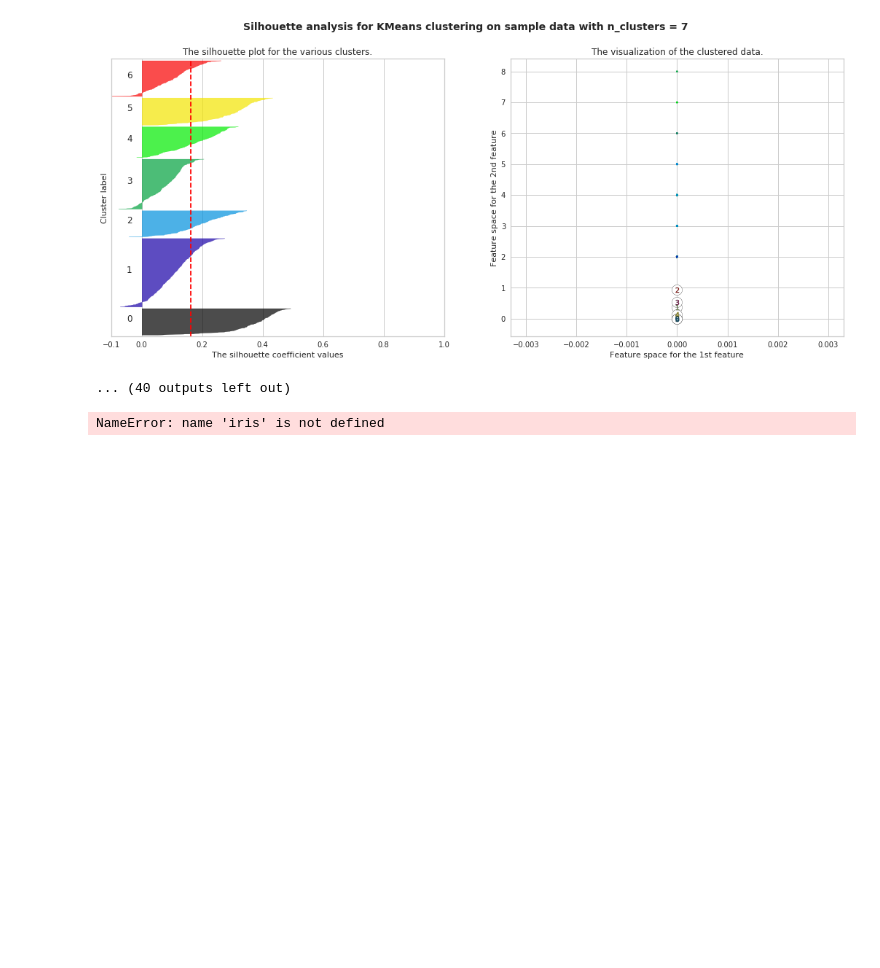
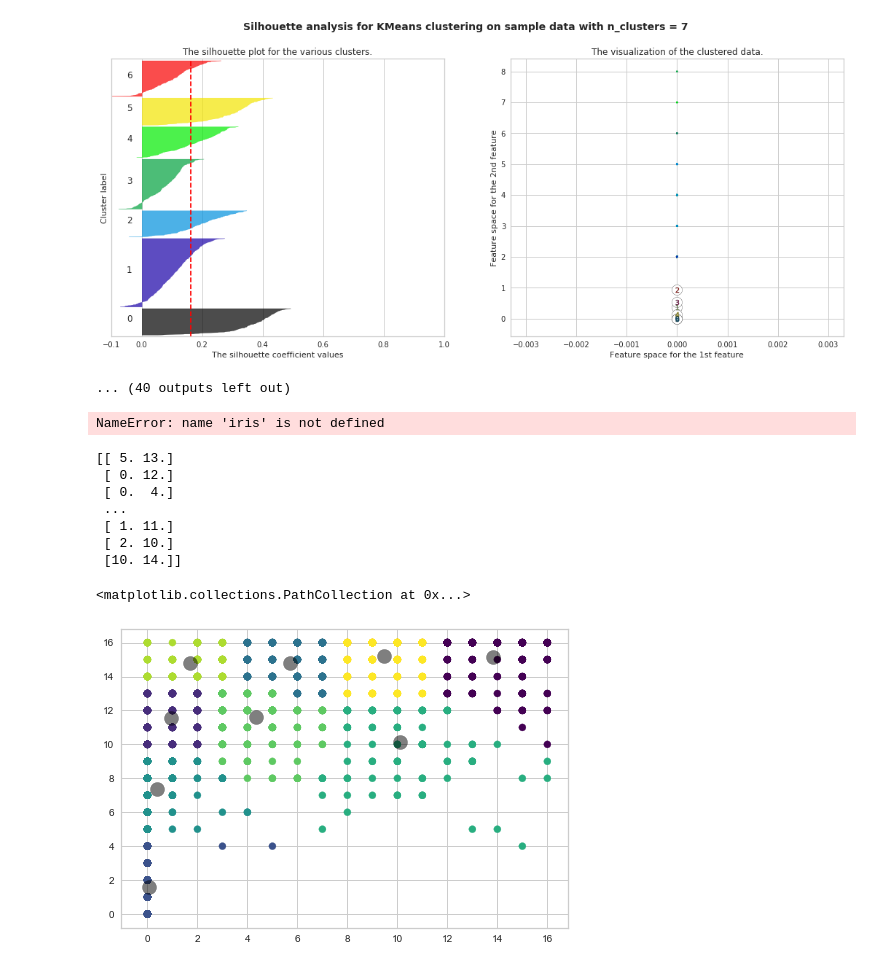
Before and after one commit to JonahCWilson/mla3, a Jupyter notebook: Assignment3.ipynb, the cells around one changed output. Drawn from its saved outputs; the diff is of its cells as text; code cells hidden in the pictures; blank space fills up the shorter version.

Commit message:
Scatter Plotting

```diff
--- a/Assignment3.ipynb
+++ b/Assignment3.ipynb
@@ -314,3 +314,25 @@ plt.legend(scatterpoints=1, loc='lower right', prop=dict(size=12))
 plt.show()
 # %% [output]
 NameError: name 'iris' is not defined
+# %%
+kmeans = KMeans(n_clusters=9)
+d = np.array([[x[2],x[3]] for x in data])
+scale(d)
+print(d)
+kmeans.fit(d)
+y_means = kmeans.predict(d)
+# print(y_means)
+plt.scatter(d[:, 0], d[:, 1], c=y_means, s=50, cmap='viridis')
+
+centers = kmeans.cluster_centers_
+plt.scatter(centers[:, 0], centers[:, 1], c='black', s=200, alpha=0.5)
+# %% [output]
+[[ 5. 13.]
+ [ 0. 12.]
+ [ 0.  4.]
+ ...
+ [ 1. 11.]
+ [ 2. 10.]
+ [10. 14.]]
+<matplotlib.collections.PathCollection at 0x...>
+[figure, added]
```
Also changed, not shown: parts of 1 cell of this notebook.
